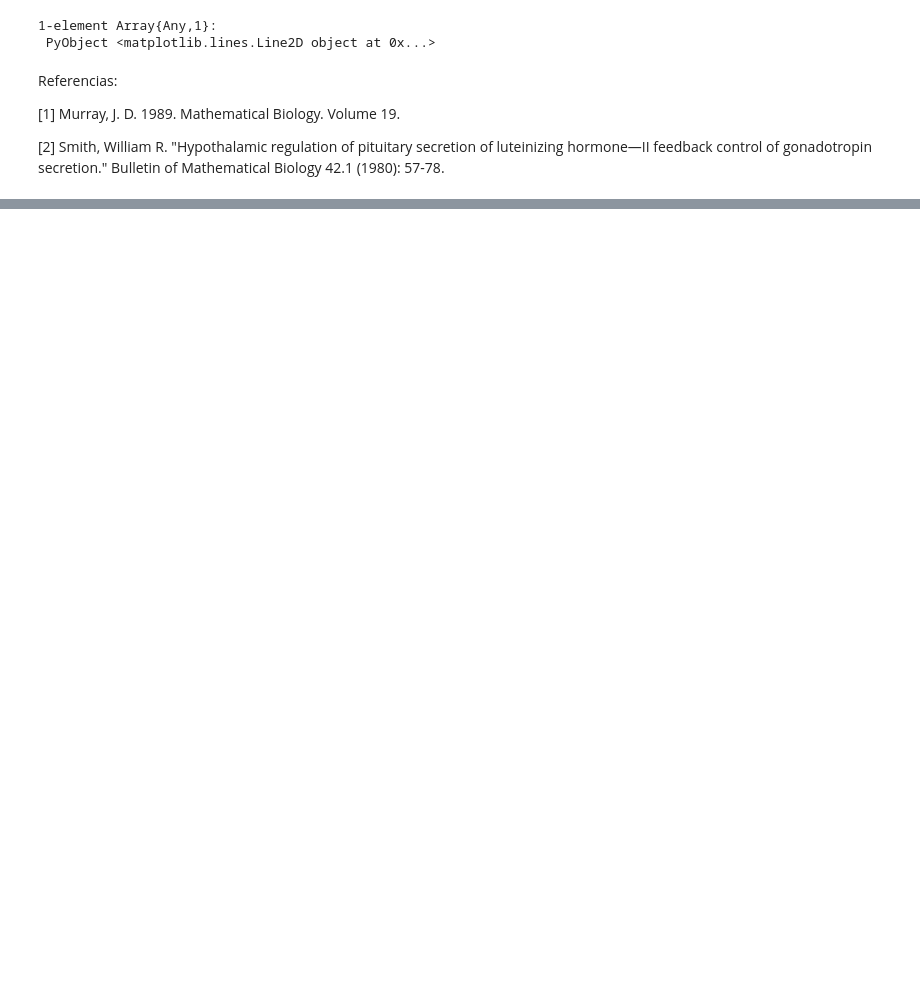
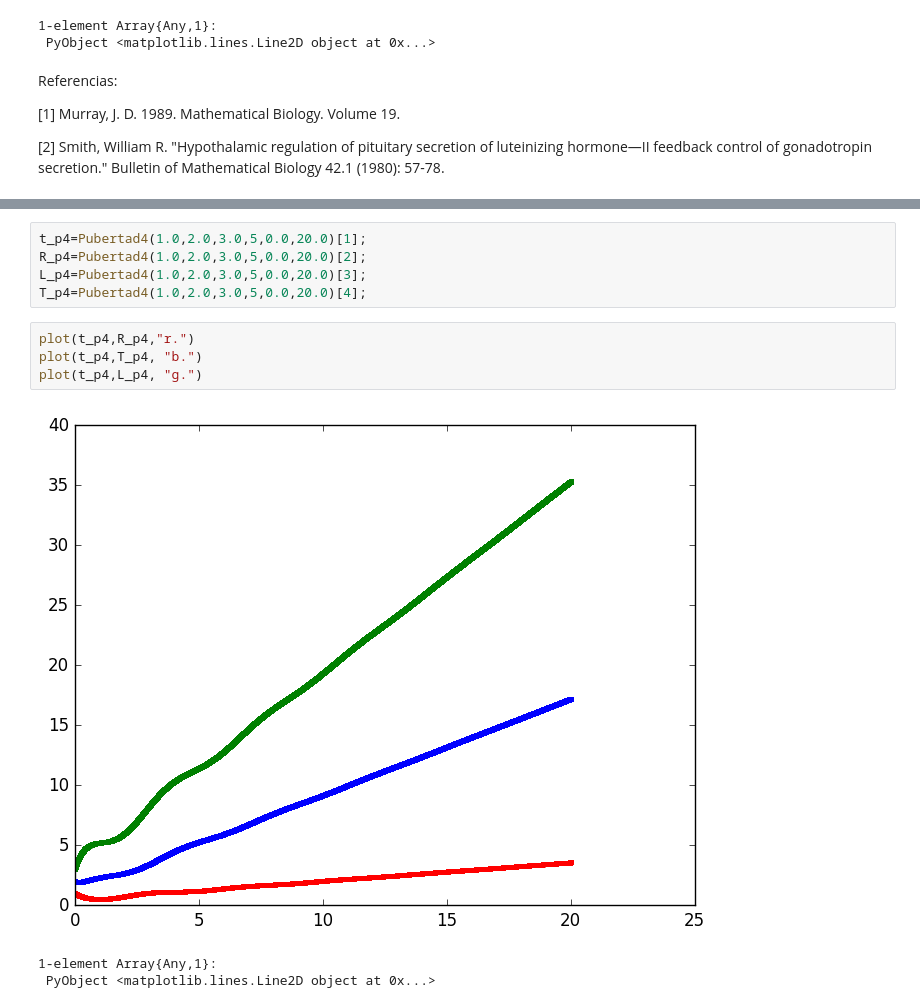
Before and after one commit to YazSant/ProyectoTSFC, a Jupyter notebook: Proyecto.ipynb, the cells around one changed output, grey strips where cells are left out. Saved outputs shown, nothing was run; the diff lists cells and outputs as text; blank space fills up the shorter version.

```diff
--- a/Proyecto.ipynb
+++ b/Proyecto.ipynb
@@ -345,0 +573,13 @@ Referencias:
+# %%
+t_p4=Pubertad4(1.0,2.0,3.0,5,0.0,20.0)[1];
+R_p4=Pubertad4(1.0,2.0,3.0,5,0.0,20.0)[2];
+L_p4=Pubertad4(1.0,2.0,3.0,5,0.0,20.0)[3];
+T_p4=Pubertad4(1.0,2.0,3.0,5,0.0,20.0)[4];
+# %%
+plot(t_p4,R_p4,"r.")
+plot(t_p4,T_p4, "b.")
+plot(t_p4,L_p4, "g.")
+# %% [output]
+[figure, added]
+1-element Array{Any,1}:
+ PyObject <matplotlib.lines.Line2D object at 0x...>
```
Also changed, not shown: parts of 12 cells of this notebook.
